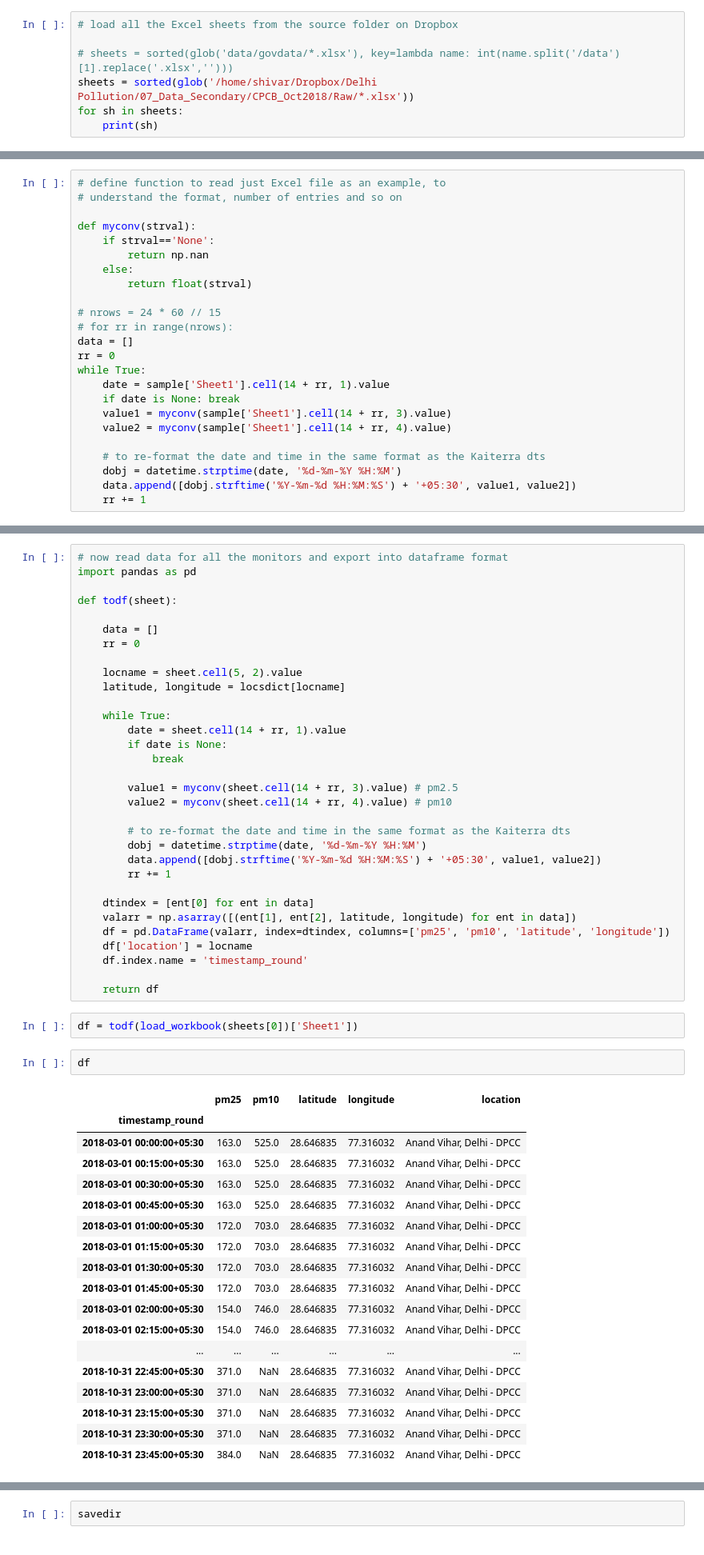
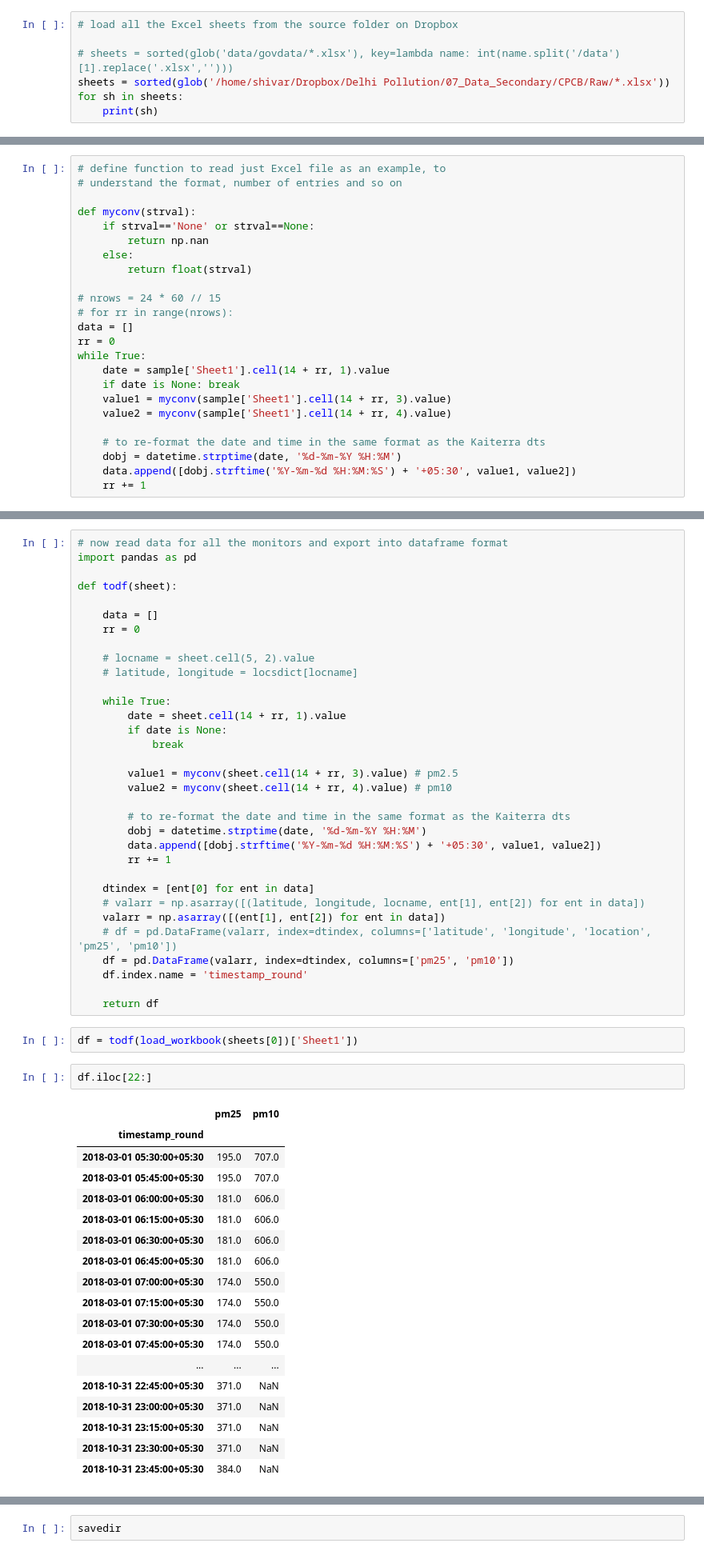
Before and after one commit to ankitbha/hidden_hotspots, a Jupyter notebook: MergeGovData-New.ipynb, the cells around one changed output, grey strips where cells are left out. Shown: that part at 80% size. Saved outputs shown, nothing was run; the diff lists cells and outputs as text.

```diff
--- a/MergeGovData-New.ipynb
+++ b/MergeGovData-New.ipynb
@@ -18,7 +18,7 @@ import matplotlib.pyplot as plt
 # load all the Excel sheets from the source folder on Dropbox
 
 # sheets = sorted(glob('data/govdata/*.xlsx'), key=lambda name: int(name.split('/data')[1].replace('.xlsx','')))
-sheets = sorted(glob('/home/shivar/Dropbox/Delhi Pollution/07_Data_Secondary/CPCB_Oct2018/Raw/*.xlsx'))
+sheets = sorted(glob('/home/shivar/Dropbox/Delhi Pollution/07_Data_Secondary/CPCB/Raw/*.xlsx'))
 for sh in sheets:
     print(sh)
 # %% [output]
@@ -50,7 +50,7 @@ sample.sheetnames
 # understand the format, number of entries and so on
 
 def myconv(strval):
-    if strval=='None':
+    if strval=='None' or strval==None:
         return np.nan
     else:
         return float(strval)
@@ -154,8 +135,8 @@ def todf(sheet):
     data = []
     rr = 0
 
-    locname = sheet.cell(5, 2).value
-    latitude, longitude = locsdict[locname]
+    # locname = sheet.cell(5, 2).value
+    # latitude, longitude = locsdict[locname]
 
     while True:
         date = sheet.cell(14 + rr, 1).value
@@ -171,32 +152,33 @@ def todf(sheet):
         rr += 1
 
     dtindex = [ent[0] for ent in data]
-    valarr = np.asarray([(ent[1], ent[2], latitude, longitude) for ent in data])
-    df = pd.DataFrame(valarr, index=dtindex, columns=['pm25', 'pm10', 'latitude', 'longitude'])
-    df['location'] = locname
+    # valarr = np.asarray([(latitude, longitude, locname, ent[1], ent[2]) for ent in data])
+    valarr = np.asarray([(ent[1], ent[2]) for ent in data])
+    # df = pd.DataFrame(valarr, index=dtindex, columns=['latitude', 'longitude', 'location', 'pm25', 'pm10'])
+    df = pd.DataFrame(valarr, index=dtindex, columns=['pm25', 'pm10'])
     df.index.name = 'timestamp_round'
 
     return df
 # %%
 df = todf(load_workbook(sheets[0])['Sheet1'])
 # %%
-df
+df.iloc[22:]
 # %% [output]
-|  | pm25 | pm10 | latitude | longitude | location |
-| timestamp_round |  |  |  |  |  |
-| 2018-03-01 00:00:00+05:30 | 163.0 | 525.0 | 28.646835 | 77.316032 | Anand Vihar, Delhi - DPCC |
-| 2018-03-01 00:15:00+05:30 | 163.0 | 525.0 | 28.646835 | 77.316032 | Anand Vihar, Delhi - DPCC |
-| 2018-03-01 00:30:00+05:30 | 163.0 | 525.0 | 28.646835 | 77.316032 | Anand Vihar, Delhi - DPCC |
-| 2018-03-01 00:45:00+05:30 | 163.0 | 525.0 | 28.646835 | 77.316032 | Anand Vihar, Delhi - DPCC |
-| 2018-03-01 01:00:00+05:30 | 172.0 | 703.0 | 28.646835 | 77.316032 | Anand Vihar, Delhi - DPCC |
-| 2018-03-01 01:15:00+05:30 | 172.0 | 703.0 | 28.646835 | 77.316032 | Anand Vihar, Delhi - DPCC |
-| 2018-03-01 01:30:00+05:30 | 172.0 | 703.0 | 28.646835 | 77.316032 | Anand Vihar, Delhi - DPCC |
-| 2018-03-01 01:45:00+05:30 | 172.0 | 703.0 | 28.646835 | 77.316032 | Anand Vihar, Delhi - DPCC |
-| 2018-03-01 02:00:00+05:30 | 154.0 | 746.0 | 28.646835 | 77.316032 | Anand Vihar, Delhi - DPCC |
-| 2018-03-01 02:15:00+05:30 | 154.0 | 746.0 | 28.646835 | 77.316032 | Anand Vihar, Delhi - DPCC |
-| ... | ... | ... | ... | ... | ... |
-| 2018-10-31 22:45:00+05:30 | 371.0 | NaN | 28.646835 | 77.316032 | Anand Vihar, Delhi - DPCC |
-| 2018-10-31 23:00:00+05:30 | 371.0 | NaN | 28.646835 | 77.316032 | Anand Vihar, Delhi - DPCC |
-| 2018-10-31 23:15:00+05:30 | 371.0 | NaN | 28.646835 | 77.316032 | Anand Vihar, Delhi - DPCC |
-| 2018-10-31 23:30:00+05:30 | 371.0 | NaN | 28.646835 | 77.316032 | Anand Vihar, Delhi - DPCC |
-| 2018-10-31 23:45:00+05:30 | 384.0 | NaN | 28.646835 | 77.316032 | Anand Vihar, Delhi - DPCC |
+|  | pm25 | pm10 |
+| timestamp_round |  |  |
+| 2018-03-01 05:30:00+05:30 | 195.0 | 707.0 |
+| 2018-03-01 05:45:00+05:30 | 195.0 | 707.0 |
+| 2018-03-01 06:00:00+05:30 | 181.0 | 606.0 |
+| 2018-03-01 06:15:00+05:30 | 181.0 | 606.0 |
+| 2018-03-01 06:30:00+05:30 | 181.0 | 606.0 |
+| 2018-03-01 06:45:00+05:30 | 181.0 | 606.0 |
+| 2018-03-01 07:00:00+05:30 | 174.0 | 550.0 |
+| 2018-03-01 07:15:00+05:30 | 174.0 | 550.0 |
+| 2018-03-01 07:30:00+05:30 | 174.0 | 550.0 |
+| 2018-03-01 07:45:00+05:30 | 174.0 | 550.0 |
+| ... | ... | ... |
+| 2018-10-31 22:45:00+05:30 | 371.0 | NaN |
+| 2018-10-31 23:00:00+05:30 | 371.0 | NaN |
+| 2018-10-31 23:15:00+05:30 | 371.0 | NaN |
+| 2018-10-31 23:30:00+05:30 | 371.0 | NaN |
+| 2018-10-31 23:45:00+05:30 | 384.0 | NaN |
```
Also changed, not shown: parts of 6 cells of this notebook, 1 other file.
